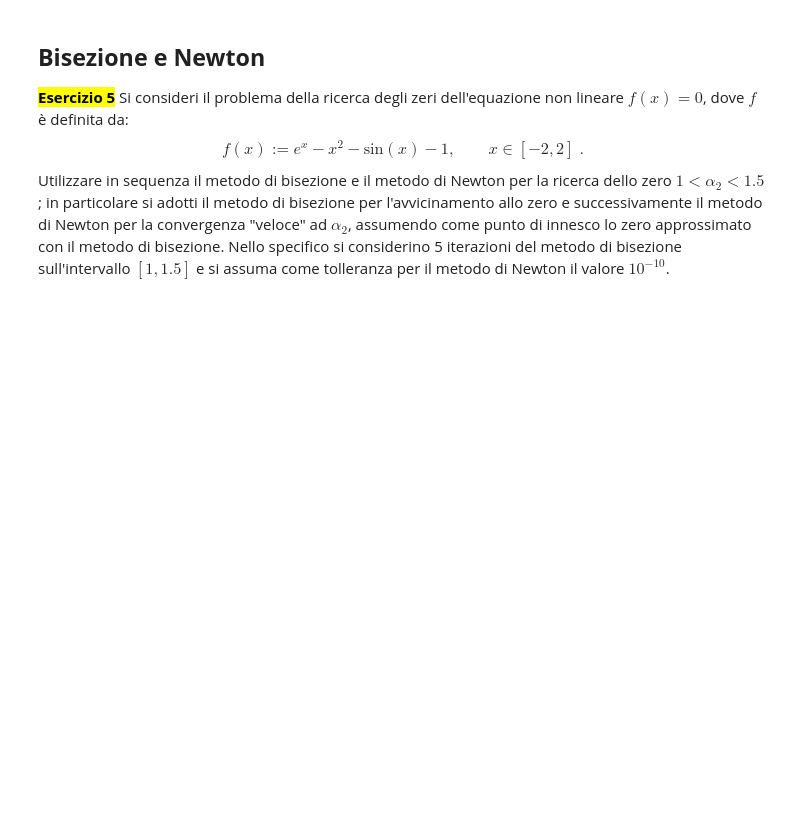
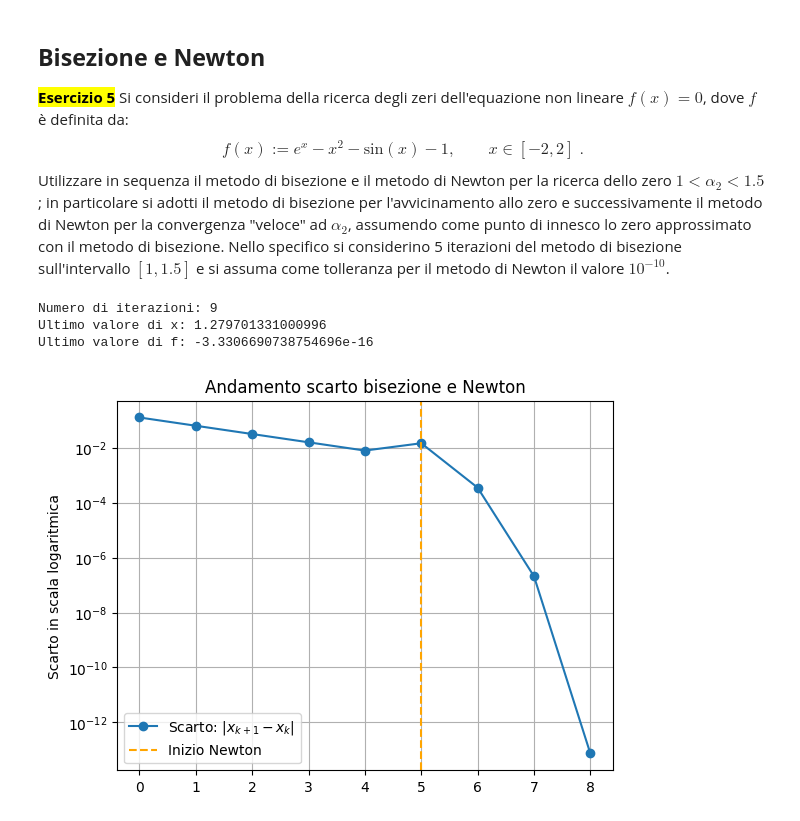
Before and after one commit to marcofossatii05-ui/mani_env, a Jupyter notebook: nonlinear_equations_template.ipynb, the cells around one changed output. Cells and saved outputs as stored; diff of their text form; code cells hidden in the pictures; blank space fills up the shorter version.

Commit message:
es.5 bisezione+newton

```diff
--- a/nonlinear_equations_template.ipynb
+++ b/nonlinear_equations_template.ipynb
@@ -658,0 +623,66 @@ df = lambda x: np.exp(x) - 2*x - np.cos(x)
+# %%
+import numpy as np
+import warnings
+import matplotlib.pyplot as plt
+
+# estremi dell'intervallo
+a=1
+b=1.5
+
+# funzione e derivata prima
+
+f = lambda x: np.exp(x) - x**2 - np.sin(x) - 1.0
+df = lambda x: np.exp(x) - 2*x - np.cos(x)
+
+def bis_new(f, df, a, b, toll = 1e-10, m = 1):
+    # inizio bisezione
+    xvect = []
+    scartovec = []
+    if f(a)*f(b) > 0:
+        raise RuntimeError (f"Errore: l'intervallo a = {a} e b ={b} non è una bracket\n")
+    else:
+        for i in range(5):
+            x = (b + a) / 2
+            xvect.append(x)
+            if f(a)*f(x)<0:
+                b = x
+            else:
+                a = x
+            scarto_corrente = abs((a - b) / 2)
+            scartovec.append(scarto_corrente)
+            if scarto_corrente < toll:
+                break
+    # inizio newton
+    xold = xvect[-1]
+    while scarto_corrente > toll:
+        funzione = f(xold)
+        derivata = df(xold)
+        if abs(derivata) < 1e-15:
+            raise RuntimeError (f"Errore: la derivata in x = {xold} è pari a 0\n")
+        xnew = xold - m * funzione / derivata
+        scarto_corrente = abs(xold - xnew)
+        xvect.append(xnew)
+        scartovec.append(scarto_corrente)
+        xold = xnew
+
+    return np.array(xvect), np.array(scartovec)
+
+xvect, scartovec = bis_new(f, df, a, b)
+
+print(f"\nNumero di iterazioni: {len(xvect)}")
+print(f"Ultimo valore di x: {xvect[-1]}")
+print(f"Ultimo valore di f: {f(xvect[-1])}")
+
+plt.figure()
+plt.semilogy(range(len(scartovec)), scartovec, 'o-', label = 'Scarto: $|x_{k+1} - x_k|$')
+plt.axvline(x = 5, linestyle = '--', color = 'orange', label = 'Inizio Newton')
+plt.legend()
+plt.title("Andamento scarto bisezione e Newton")
+plt.grid(True)
+plt.ylabel("Scarto in scala logaritmica")
+plt.show()
+# %% [output]
+Numero di iterazioni: 9
+Ultimo valore di x: 1.279701331000996
+Ultimo valore di f: -3.3306690738754696e-16
+[figure, added]
```
Also changed, not shown: parts of 8 cells of this notebook.
